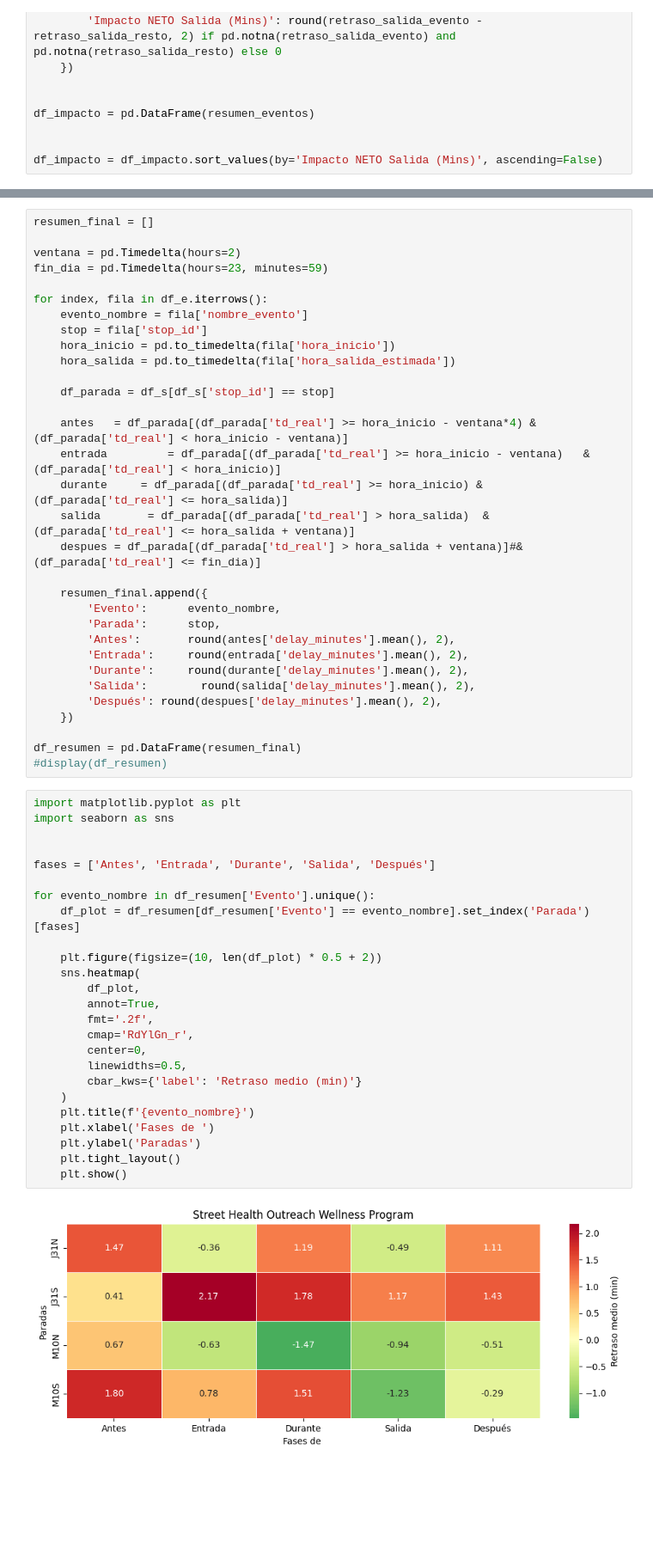
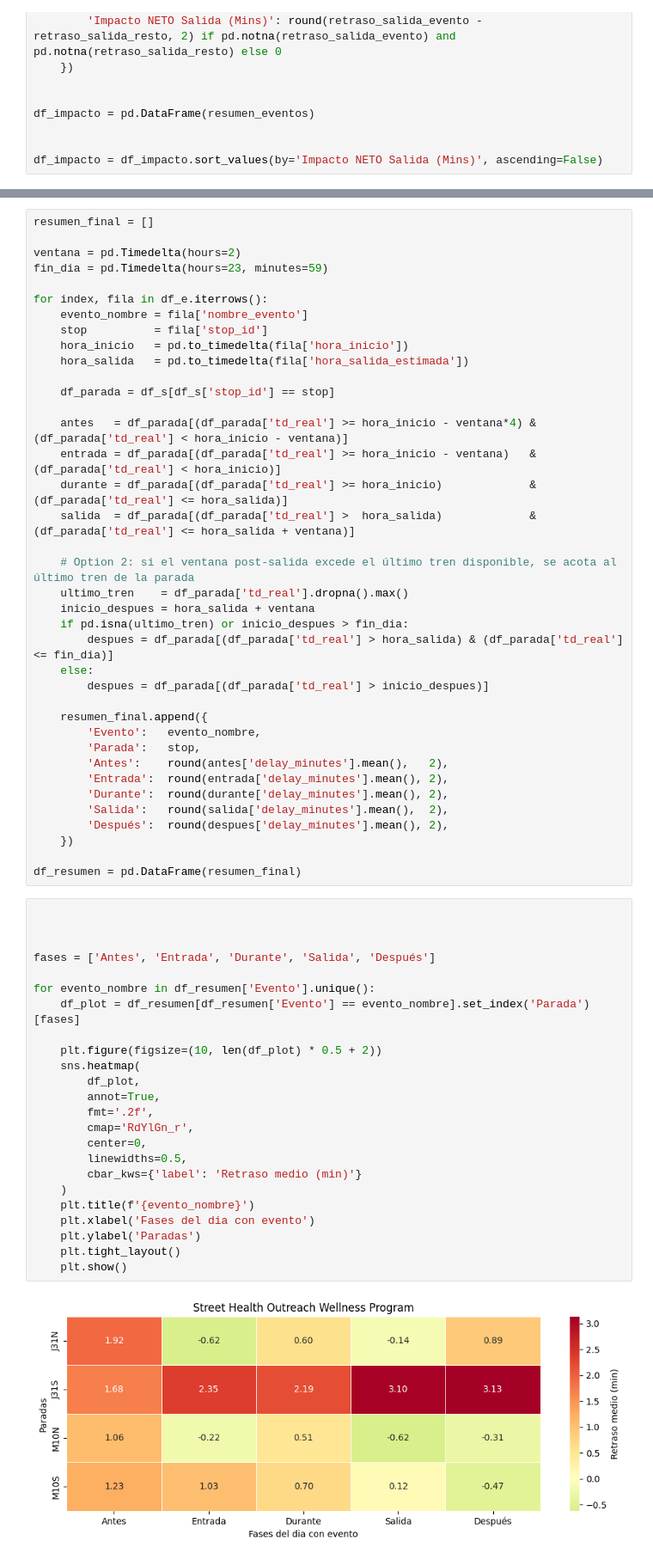
Before and after one commit to UCM-GIDIA-PD1/c2526-R5, a Jupyter notebook: notebooks/analisis_eventos.ipynb, the cells around one changed output, grey strips where cells are left out. Shown at 86% size. Saved outputs shown, nothing was run; the diff lists cells and outputs as text; blank space fills up the shorter version.

Commit message:
Organizado notebook de analisis de eventos y cambios en columnas de eventos, para sacar también el tipo

```diff
--- a/notebooks/analisis_eventos.ipynb
+++ b/notebooks/analisis_eventos.ipynb
@@ -216,54 +282,59 @@ fin_dia = pd.Timedelta(hours=23, minutes=59)
 
 for index, fila in df_e.iterrows():
     evento_nombre = fila['nombre_evento']
-    stop = fila['stop_id']
-    hora_inicio = pd.to_timedelta(fila['hora_inicio'])
-    hora_salida = pd.to_timedelta(fila['hora_salida_estimada'])
+    stop          = fila['stop_id']
+    hora_inicio   = pd.to_timedelta(fila['hora_inicio'])
+    hora_salida   = pd.to_timedelta(fila['hora_salida_estimada'])
 
     df_parada = df_s[df_s['stop_id'] == stop]
 
     antes   = df_parada[(df_parada['td_real'] >= hora_inicio - ventana*4) & (df_parada['td_real'] < hora_inicio - ventana)]
-    entrada         = df_parada[(df_parada['td_real'] >= hora_inicio - ventana)   & (df_parada['td_real'] < hora_inicio)]
-    durante     = df_parada[(df_parada['td_real'] >= hora_inicio) & (df_parada['td_real'] <= hora_salida)]
-    salida       = df_parada[(df_parada['td_real'] > hora_salida)  & (df_parada['td_real'] <= hora_salida + ventana)]
-    despues = df_parada[(df_parada['td_real'] > hora_salida + ventana)]#& (df_parada['td_real'] <= fin_dia)]
+    entrada = df_parada[(df_parada['td_real'] >= hora_inicio - ventana)   & (df_parada['td_real'] < hora_inicio)]
+    durante = df_parada[(df_parada['td_real'] >= hora_inicio)             & (df_parada['td_real'] <= hora_salida)]
+    salida  = df_parada[(df_parada['td_real'] >  hora_salida)             & (df_parada['td_real'] <= hora_salida + ventana)]
+
+    # Option 2: si el ventana post-salida excede el último tren disponible, se acota al último tren de la parada
+    ultimo_tren    = df_parada['td_real'].dropna().max()
+    inicio_despues = hora_salida + ventana
+    if pd.isna(ultimo_tren) or inicio_despues > fin_dia:
+        despues = df_parada[(df_parada['td_real'] > hora_salida) & (df_parada['td_real'] <= fin_dia)]
+    else:
+        despues = df_parada[(df_parada['td_real'] > inicio_despues)]
 
     resumen_final.append({
-        'Evento':      evento_nombre,
-        'Parada':      stop,
-        'Antes':       round(antes['delay_minutes'].mean(), 2),
-        'Entrada':     round(entrada['delay_minutes'].mean(), 2),
-        'Durante':     round(durante['delay_minutes'].mean(), 2),
-        'Salida':        round(salida['delay_minutes'].mean(), 2),
-        'Después': round(despues['delay_minutes'].mean(), 2),
+        'Evento':   evento_nombre,
+        'Parada':   stop,
+        'Antes':    round(antes['delay_minutes'].mean(),   2),
+        'Entrada':  round(entrada['delay_minutes'].mean(), 2),
+        'Durante':  round(durante['delay_minutes'].mean(), 2),
+        'Salida':   round(salida['delay_minutes'].mean(),  2),
+        'Después':  round(despues['delay_minutes'].mean(), 2),
     })
 
 df_resumen = pd.DataFrame(resumen_final)
-#display(df_resumen)
 # %%
-import matplotlib.pyplot as plt
-import seaborn as sns
+
 
 
 fases = ['Antes', 'Entrada', 'Durante', 'Salida', 'Después']
 
 for evento_nombre in df_resumen['Evento'].unique():
     df_plot = df_resumen[df_resumen['Evento'] == evento_nombre].set_index('Parada')[fases]
 
     plt.figure(figsize=(10, len(df_plot) * 0.5 + 2))
     sns.heatmap(
         df_plot,
         annot=True,
         fmt='.2f',
         cmap='RdYlGn_r',
         center=0,
         linewidths=0.5,
         cbar_kws={'label': 'Retraso medio (min)'}
     )
     plt.title(f'{evento_nombre}')
-    plt.xlabel('Fases de ')
+    plt.xlabel('Fases del dia con evento')
     plt.ylabel('Paradas')
     plt.tight_layout()
     plt.show()
 # %% [output]
-[figure, old version]
+[figure, new version]
```
Also changed, not shown: parts of 22 cells of this notebook, 3 other files.
